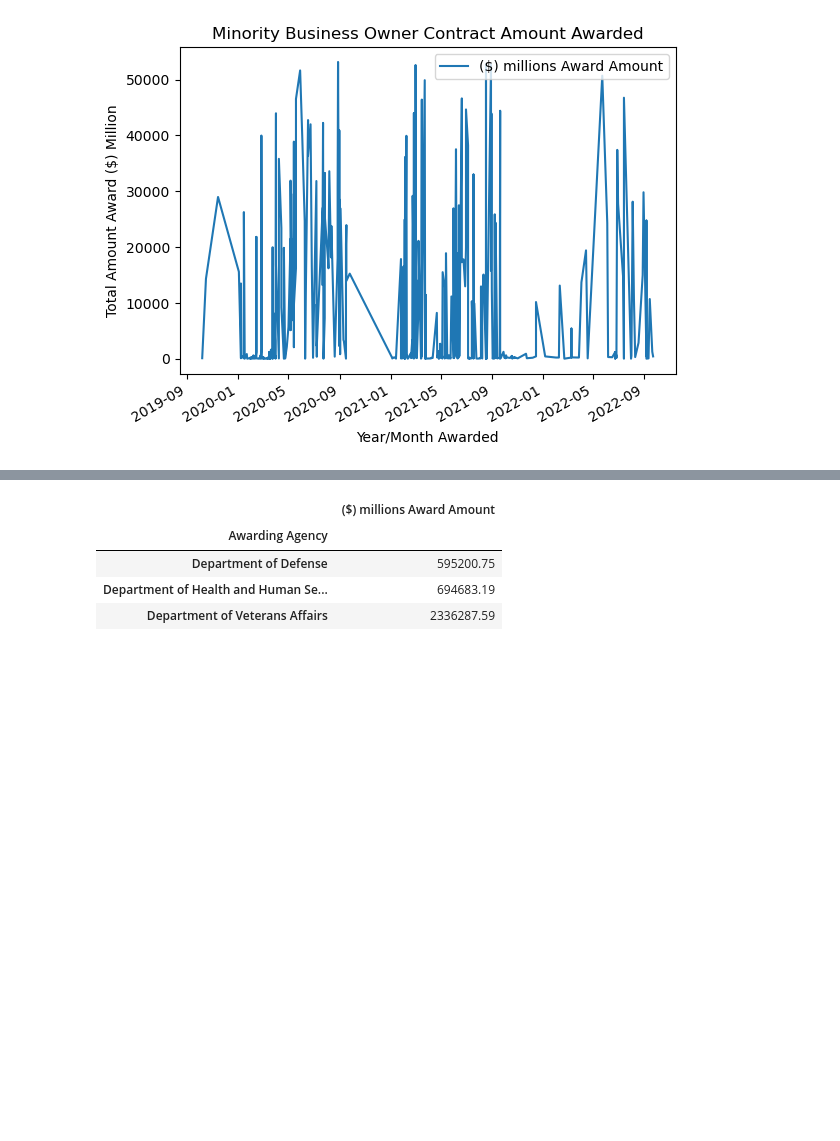
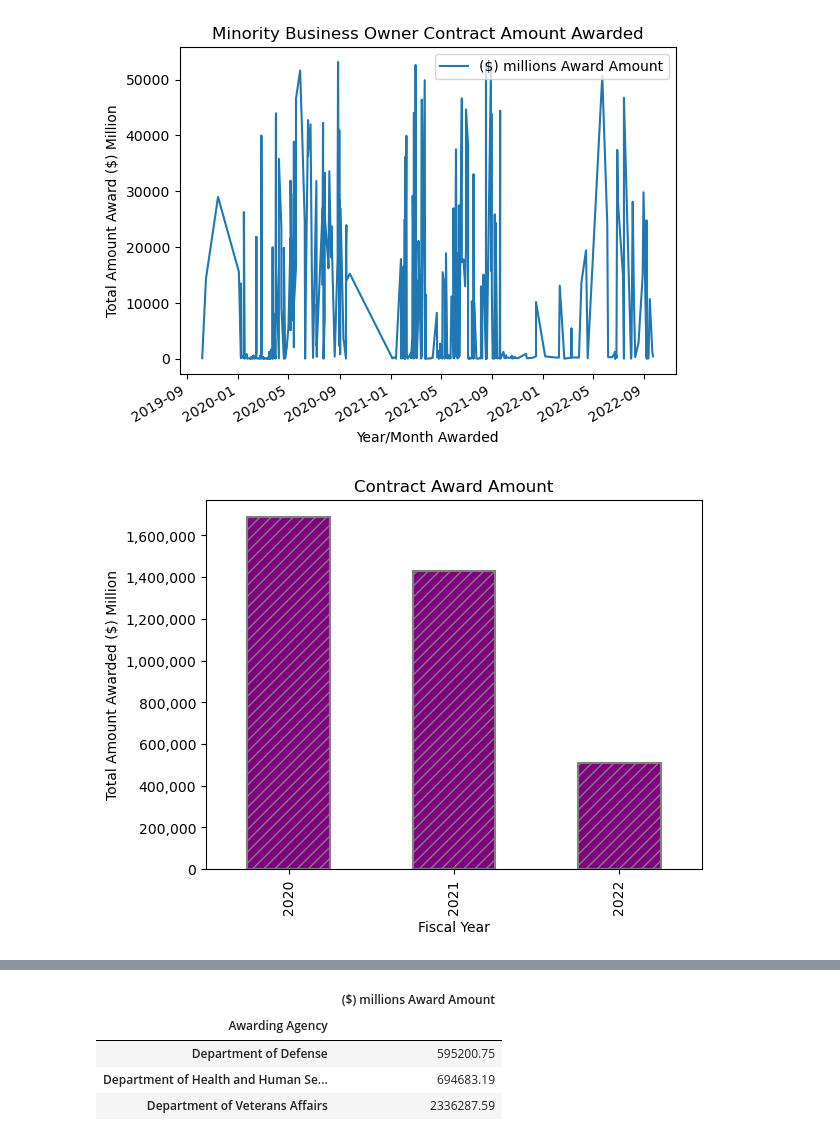
Before and after one commit to MoussaED/Project-1-repo, a Jupyter notebook: Post_Results_v3.ipynb, the cells around one changed output, grey strips where cells are left out. Saved outputs shown, nothing was run; the diff lists cells and outputs as text; code cells hidden in the pictures; blank space fills up the shorter version.

```diff
--- a/Post_Results_v3.ipynb
+++ b/Post_Results_v3.ipynb
@@ -893,4 +818,17 @@ plt.title('Minority Business Owner Contract Amount Awarded')
 plt.show()
 # %% [output]
 [figure]
+# %%
+# Create a bar chart to capture total amount rewarded per fiscal year
+sum_year = big_df.groupby('Fiscal Year')["($) millions Award Amount"].sum()
+ax = sum_year.plot.bar(align = 'center', color='purple', edgecolor='gray', linewidth=1.5, hatch='///')
+ax.yaxis.set_major_formatter(ticker.StrMethodFormatter('{x:,.0f}'))
+total_sum = sum(big_df["($) millions Award Amount"])
+# Add labels, title, and legend
+plt.xlabel('Fiscal Year')
+plt.ylabel('Total Amount Awarded ($) Million')
+plt.title('Contract Award Amount')
+plt.show()
+# %% [output]
+[figure, added]
 # %%
```
Also changed, not shown: parts of 24 cells of this notebook.
